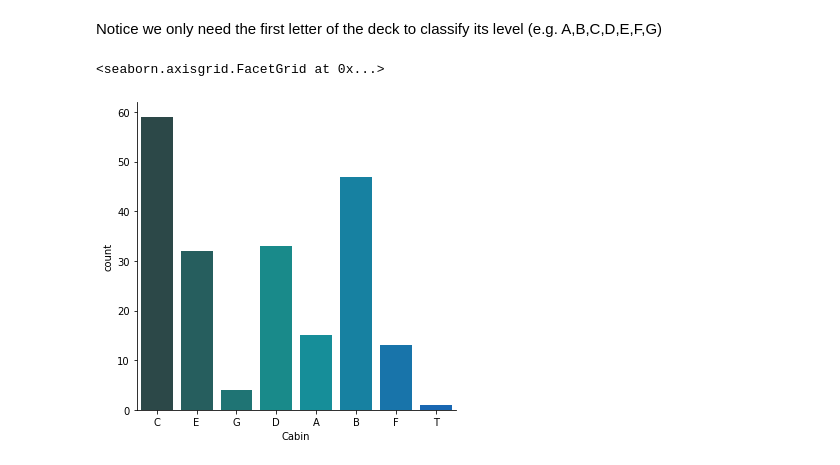
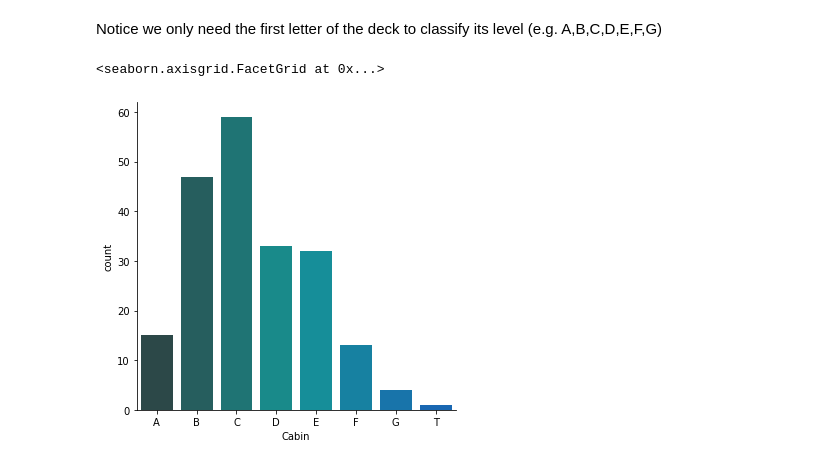
Before and after one commit to sealoyal/LearnPython, a Jupyter notebook: udemy/titanic/titanic1.ipynb, the cells around one changed output. Cells and saved outputs as stored; diff of their text form; code cells hidden in the pictures.

```diff
--- a/udemy/titanic/titanic1.ipynb
+++ b/udemy/titanic/titanic1.ipynb
@@ -206,17 +206,17 @@ Notice we only need the first letter of the deck to classify its level (e.g. A,B
 # %%
 # So let's grab that letter for the deck level with a simple for loop
 
 # Set empty list
 levels = []
 
 # Loop to grab first letter
 for level in deck:
     levels.append(level[0])
 
 # Reset DataFrame and use factor plot
 cabin_df = DataFrame(levels)
 cabin_df.columns = ['Cabin']
-sns.catplot(x='Cabin',data=cabin_df,kind='count',palette='winter_d')
+sns.catplot('Cabin',data=cabin_df,kind='count',palette='winter_d',order=['A','B','C','D','E','F','G','T'])
 # %% [output]
 <seaborn.axisgrid.FacetGrid at 0x...>
-[figure, old version]
+[figure, new version]
```
Also changed, not shown: parts of 20 cells of this notebook.
